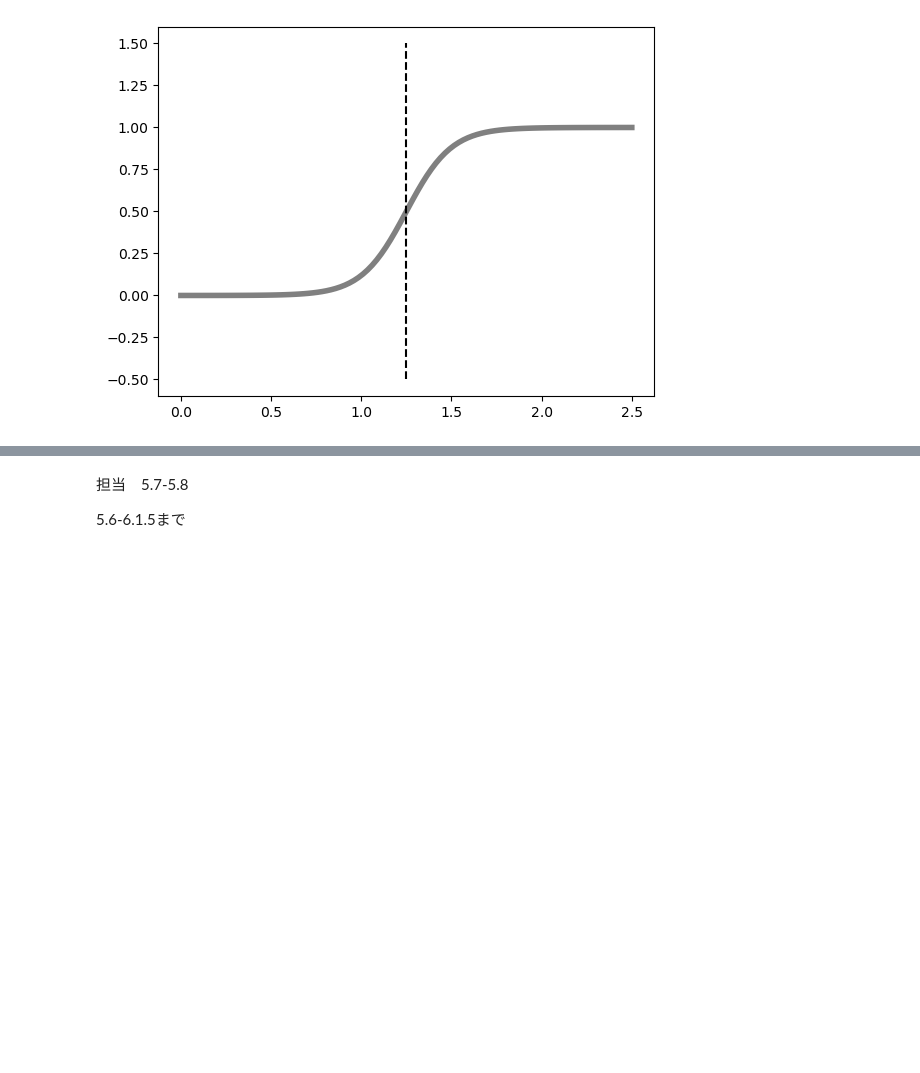
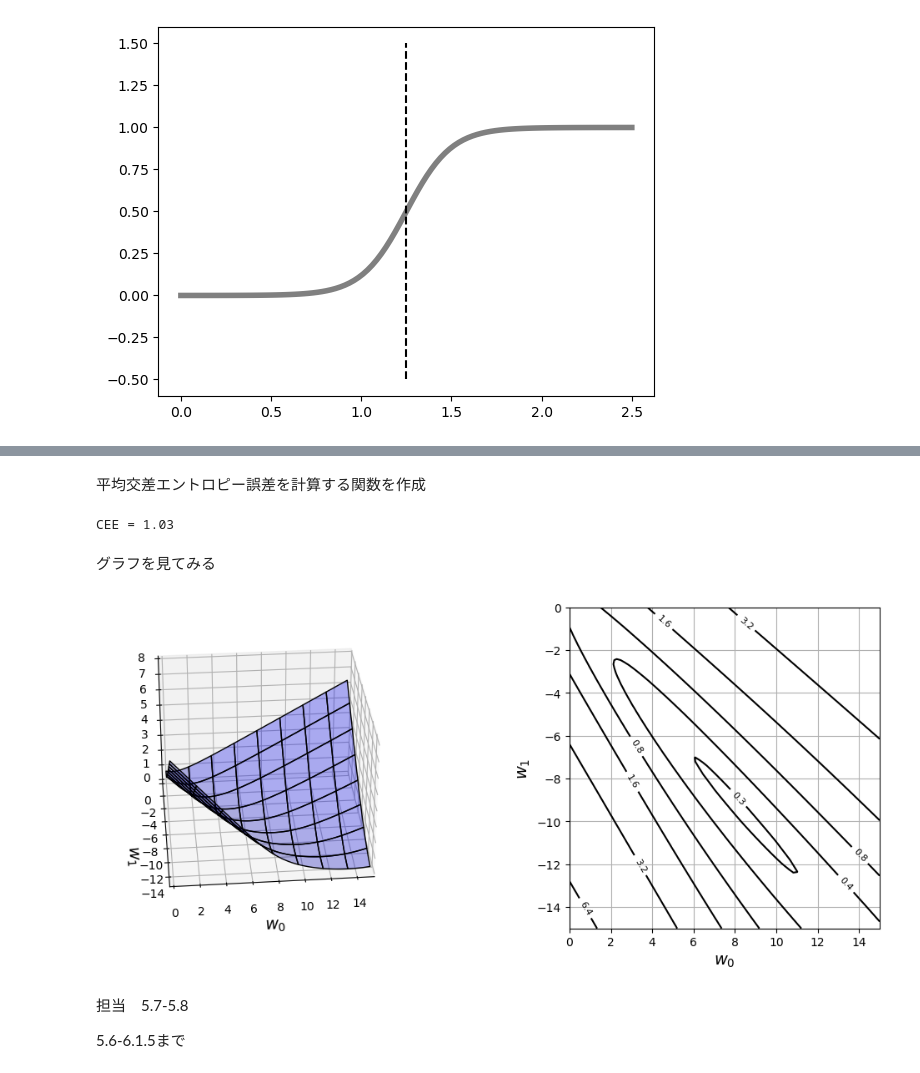
Before and after one commit to a2c6201/ml_labo, a Jupyter notebook: ml_text/section6.ipynb, the cells around one changed output, grey strips where cells are left out. Drawn from its saved outputs; the diff is of its cells as text; code cells hidden in the pictures; blank space fills up the shorter version.

```diff
--- a/ml_text/section6.ipynb
+++ b/ml_text/section6.ipynb
@@ -126,3 +155,59 @@ decision boundary = 1.25
+# %% [markdown]
+平均交差エントロピー誤差を計算する関数を作成
+# %%
+def cee_logistic(w, x, t):
+    y = logistic(x, w)
+    # 上式の計算
+    cee = 0
+    for n in range(len(y)):
+        cee = cee - (t[n] * np.log(y[n]) + (1 - t[n]) * np.log(1 - y[n]))
+    cee = cee / N
+    return cee
+# %%
+# テスト
+w = np.array([1, 1])
+cee = cee_logistic(w, X, T)
+print(f'CEE = {cee:.2f}')
+# %% [output]
+CEE = 1.03
+# %% [markdown]
+グラフを見てみる
+# %%
+# 平均交差エントロピー誤差の計算
+w0_n, w1_n = 80, 80  # 等高線の解像度
+w0_min, w0_max = 0, 15
+w1_min, w1_max = -15, 0
+w0 = np.linspace(w0_min, w0_max, w0_n)
+w1 = np.linspace(w1_min, w1_max, w1_n)
+C = np.zeros((w1_n, w0_n))
+for i0 in range(w0_n):
+    for i1 in range(w1_n):
+        C[i1, i0] = cee_logistic([w0[i0], w1[i1]], X, T)        # ceeの計算
+ww0, ww1 = np.meshgrid(w0, w1)  # メッシュ生成
+
+# グラフ表示
+plt.figure(figsize=(12, 5))
+plt.subplots_adjust(wspace=0.5)
+# サーフェス表示
+ax = plt.subplot(1, 2, 1, projection='3d')
+ax.plot_surface(ww0, ww1, C, color='blue', edgecolor='black',
+                rstride=10, cstride=10, alpha=0.3)
+ax.set_xlabel('$ w_0 $', fontsize=14)
+ax.set_ylabel('$ w_1 $', fontsize=14)
+ax.set_xlim(0, 15)
+ax.set_ylim(-15, 0)
+ax.set_zlim(0, 8)
+ax.view_init(30, -95)
+# 等高線表示
+plt.subplot(1, 2, 2)
+cont = plt.contour(ww0, ww1, C, colors='black', levels=[0.26, 0.4, 0.8, 1.6, 3.2, 6.4])
+cont.clabel(fmt='%.1f', fontsize=8)
+plt.xlabel('$ w_0 $', fontsize=14)
+plt.ylabel('$ w_1 $', fontsize=14)
+plt.grid(True)
+plt.show()
+# %% [output]
+[figure, added]
 # %% [markdown]
 担当　5.7-5.8
 
```
Also changed, not shown: parts of 13 cells of this notebook.
